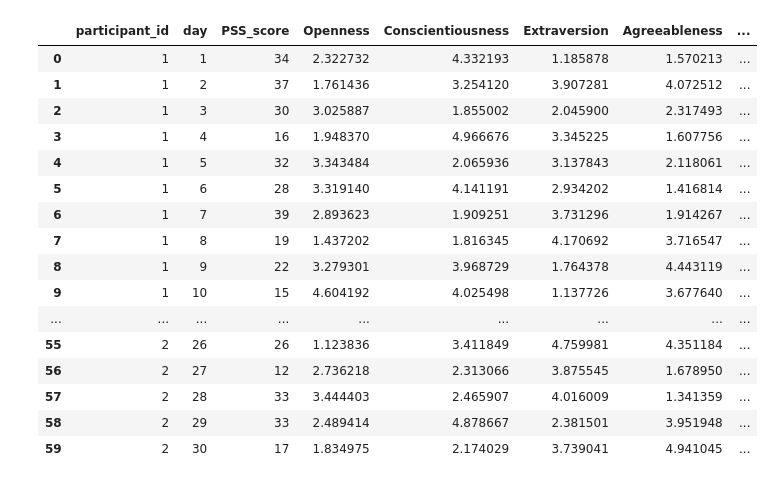
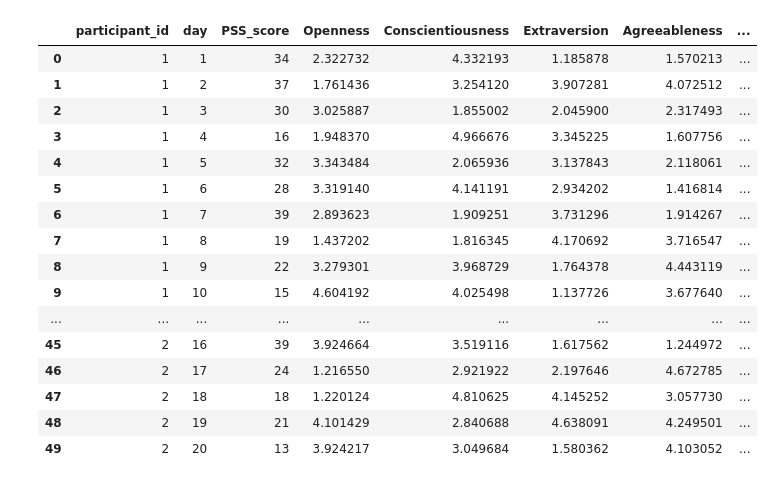
Before and after one commit to annnaciv/Data-Science-Project, a Jupyter notebook: First_Look.ipynb, the cells around one changed output. Cells and saved outputs as stored; diff of their text form; code cells hidden in the pictures.

```diff
--- a/First_Look.ipynb
+++ b/First_Look.ipynb
@@ -1,23 +1,23 @@
 # %%
 import pandas as pd
 
 df = pd.read_csv('stress_detection.csv')
-df.head(60)
+df.head(50)
 # %% [output]
 |  | participant_id | day | PSS_score | Openness | Conscientiousness | Extraversion | Agreeableness | ... |
 | 0 | 1 | 1 | 34 | 2.322732 | 4.332193 | 1.185878 | 1.570213 | ... |
 | 1 | 1 | 2 | 37 | 1.761436 | 3.254120 | 3.907281 | 4.072512 | ... |
 | 2 | 1 | 3 | 30 | 3.025887 | 1.855002 | 2.045900 | 2.317493 | ... |
 | 3 | 1 | 4 | 16 | 1.948370 | 4.966676 | 3.345225 | 1.607756 | ... |
 | 4 | 1 | 5 | 32 | 3.343484 | 2.065936 | 3.137843 | 2.118061 | ... |
 | 5 | 1 | 6 | 28 | 3.319140 | 4.141191 | 2.934202 | 1.416814 | ... |
 | 6 | 1 | 7 | 39 | 2.893623 | 1.909251 | 3.731296 | 1.914267 | ... |
 | 7 | 1 | 8 | 19 | 1.437202 | 1.816345 | 4.170692 | 3.716547 | ... |
 | 8 | 1 | 9 | 22 | 3.279301 | 3.968729 | 1.764378 | 4.443119 | ... |
 | 9 | 1 | 10 | 15 | 4.604192 | 4.025498 | 1.137726 | 3.677640 | ... |
 | ... | ... | ... | ... | ... | ... | ... | ... | ... |
-| 55 | 2 | 26 | 26 | 1.123836 | 3.411849 | 4.759981 | 4.351184 | ... |
-| 56 | 2 | 27 | 12 | 2.736218 | 2.313066 | 3.875545 | 1.678950 | ... |
-| 57 | 2 | 28 | 33 | 3.444403 | 2.465907 | 4.016009 | 1.341359 | ... |
-| 58 | 2 | 29 | 33 | 2.489414 | 4.878667 | 2.381501 | 3.951948 | ... |
-| 59 | 2 | 30 | 17 | 1.834975 | 2.174029 | 3.739041 | 4.941045 | ... |
+| 45 | 2 | 16 | 39 | 3.924664 | 3.519116 | 1.617562 | 1.244972 | ... |
+| 46 | 2 | 17 | 24 | 1.216550 | 2.921922 | 2.197646 | 4.672785 | ... |
+| 47 | 2 | 18 | 18 | 1.220124 | 4.810625 | 4.145252 | 3.057730 | ... |
+| 48 | 2 | 19 | 21 | 4.101429 | 2.840688 | 4.638091 | 4.249501 | ... |
+| 49 | 2 | 20 | 13 | 3.924217 | 3.049684 | 1.580362 | 4.103052 | ... |
```
Also changed, not shown: parts of 9 cells of this notebook.
